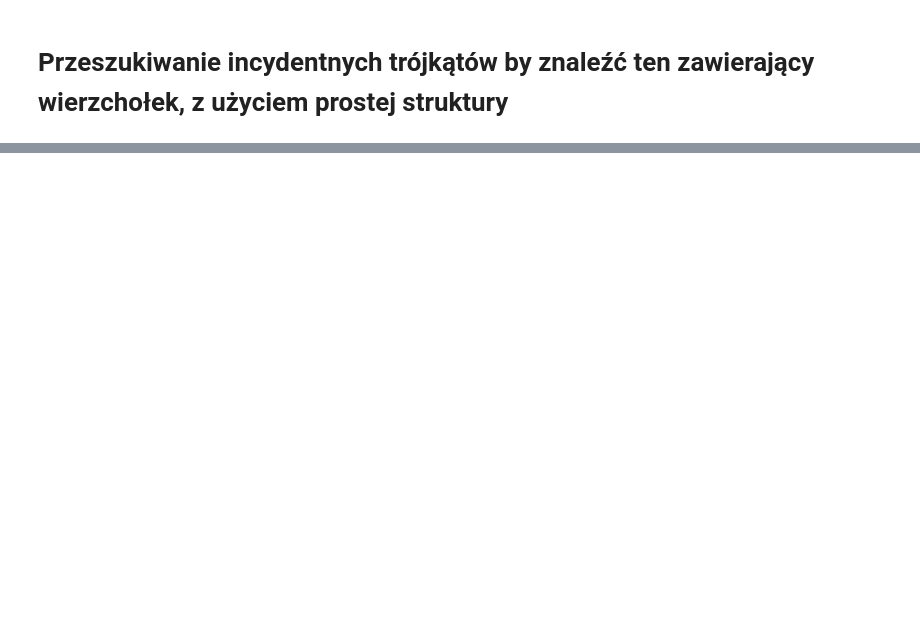
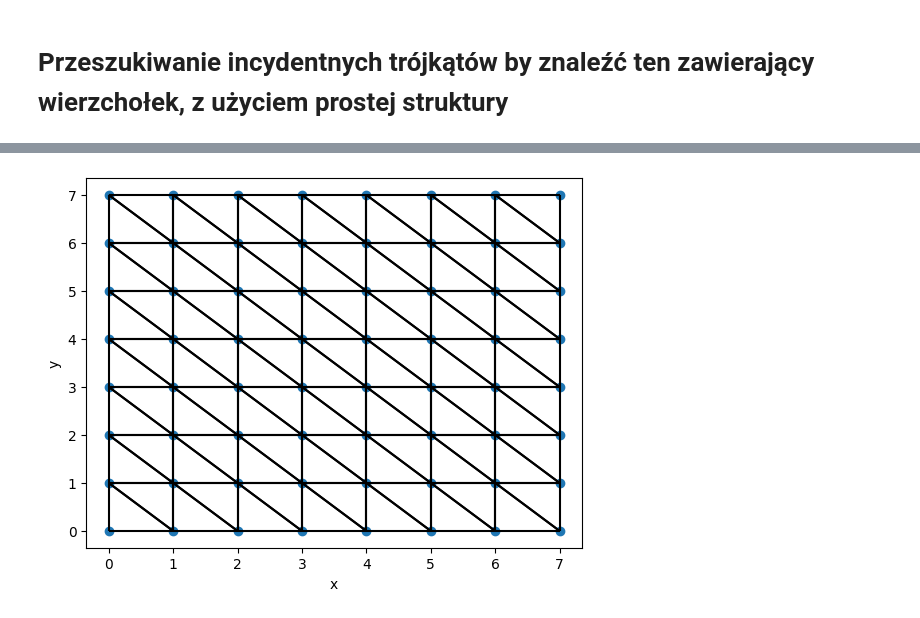
Before and after one commit to Blach03/AlgGeo-projekt, a Jupyter notebook: projekt.ipynb, the cells around one changed output, grey strips where cells are left out. Cells and saved outputs as stored; diff of their text form; code cells hidden in the pictures; blank space fills up the shorter version.

```diff
--- a/projekt.ipynb
+++ b/projekt.ipynb
@@ -738,0 +900,13 @@ Trójkąt zawierający punkt 2 od trójkąta (6, 7, 8) - (4, 9, 2)
+# %%
+vertices, triangles = generate_triangulation_2(64)
+vis = Visualizer()
+vis.add_point(vertices)
+# print(triangles)
+for index1, index2, index3 in triangles:
+    segment1 = (vertices[index1], vertices[index2])
+    segment2 = (vertices[index2], vertices[index3])
+    segment3 = (vertices[index3], vertices[index1])
+    vis.add_line_segment((segment1, segment2, segment3), color="black")
+vis.show()
+# %% [output]
+[figure, added]
```
Also changed, not shown: parts of 21 cells of this notebook, 20 other files.
